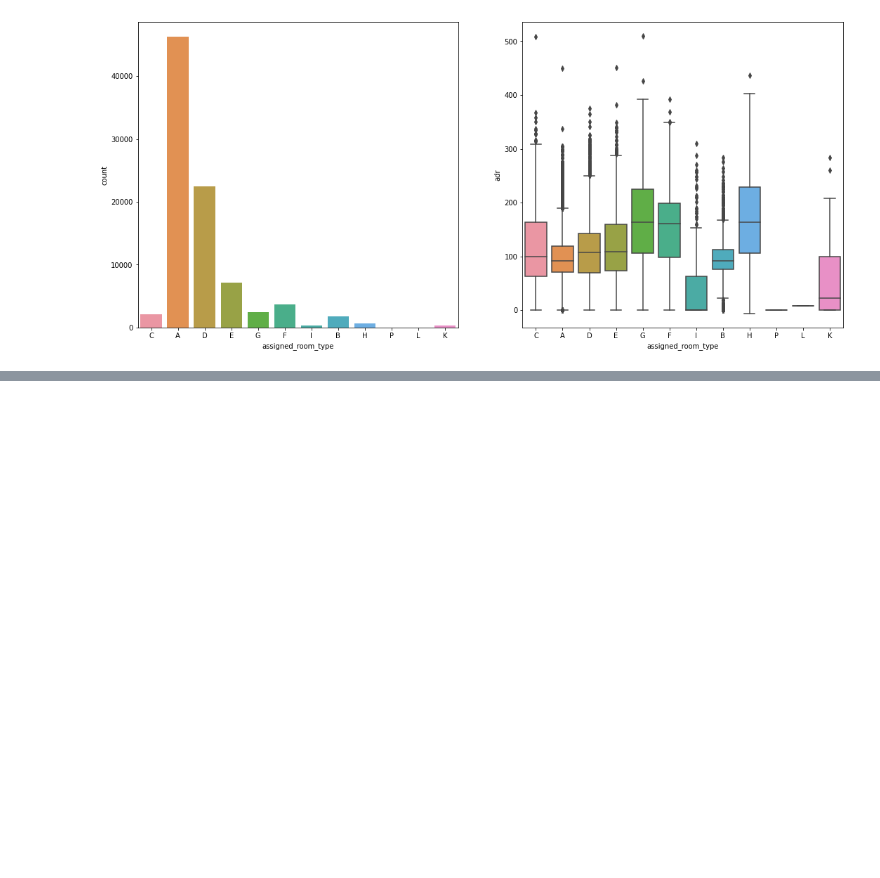
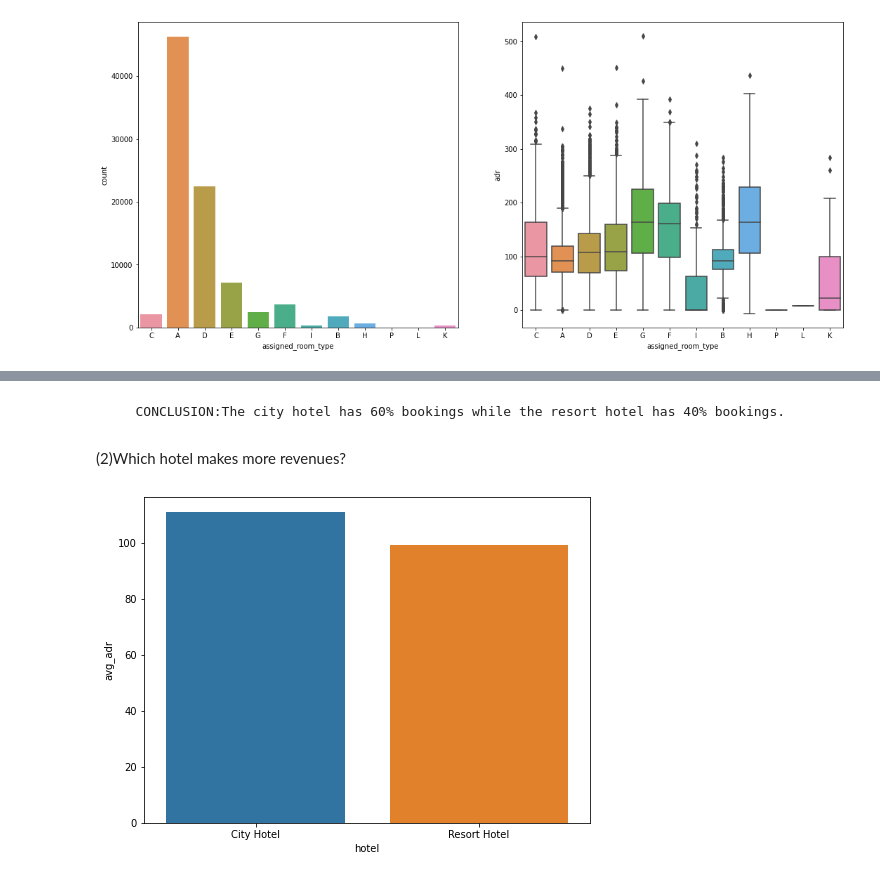
Before and after one commit to Adeve903/Ambuj-EDA-Hotel-booking, a Jupyter notebook: Hotel_Booking_Analysis_Capstone_Project.ipynb, the cells around one changed output, grey strips where cells are left out. Drawn from its saved outputs; the diff is of its cells as text; code cells hidden in the pictures; blank space fills up the shorter version.

```diff
--- a/Hotel_Booking_Analysis_Capstone_Project.ipynb
+++ b/Hotel_Booking_Analysis_Capstone_Project.ipynb
@@ -279,0 +298,11 @@ plt.show()
+# %% [markdown]
+       CONCLUSION:The city hotel has 60% bookings while the resort hotel has 40% bookings.
+# %% [markdown]
+(2)Which hotel makes more revenues?
+# %%
+v1 = grouped_by_hotel['adr'].agg(np.mean).reset_index().rename(columns = {'adr':'avg_adr'})   # calculating average adr
+plt.figure(figsize = (8,6))
+sbn.barplot(x = v1['hotel'], y = v1['avg_adr'] )
+plt.show()
+# %% [output]
+[figure, added]
```
Also changed, not shown: parts of 44 cells of this notebook.
